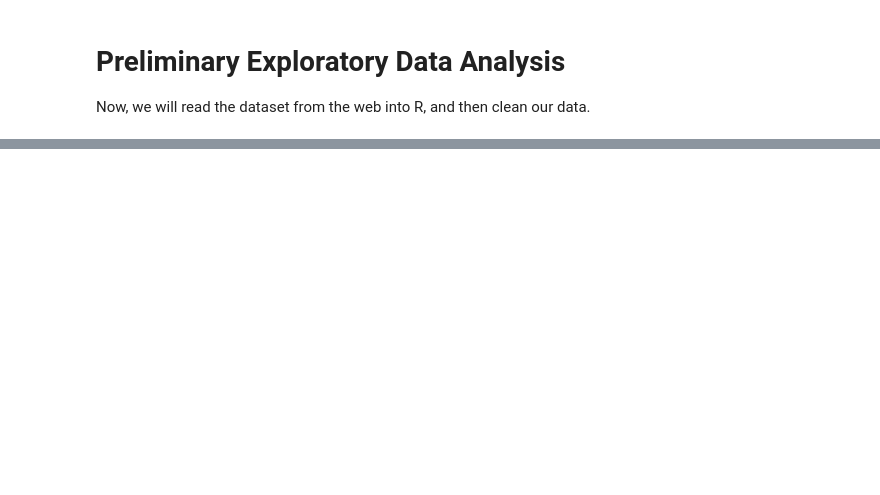
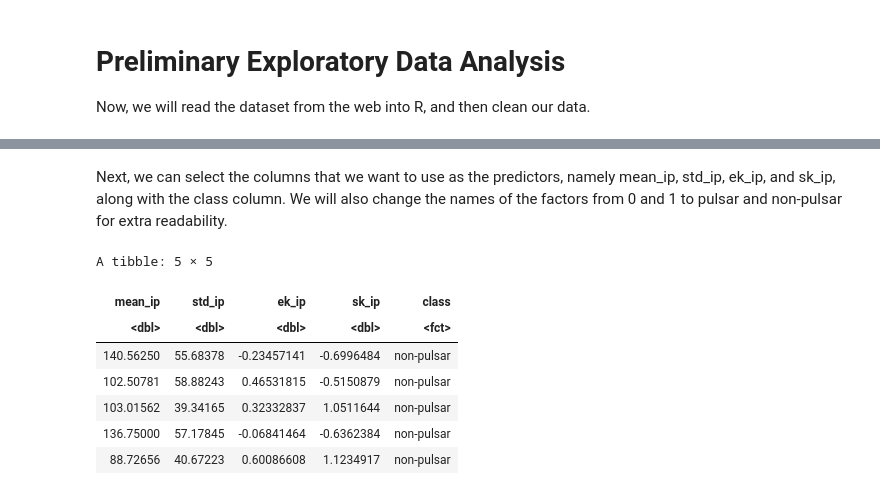
Before and after one commit to originalajitest/Pulsars_R, a Jupyter notebook: Group_10_Project_Proposal.ipynb, the cells around one changed output, grey strips where cells are left out. Saved outputs shown, nothing was run; the diff lists cells and outputs as text; code cells hidden in the pictures; blank space fills up the shorter version.

```diff
--- a/Group_10_Project_Proposal.ipynb
+++ b/Group_10_Project_Proposal.ipynb
@@ -78,0 +56,18 @@ A tibble: 17898 × 9
+# %% [markdown]
+Next, we can select the columns that we want to use as the predictors, namely mean_ip, std_ip, ek_ip, and sk_ip, along with the class column. We will also change the names of the factors from 0 and 1 to pulsar and non-pulsar for extra readability.
+# %%
+pulsar_data_pred <- pulsar_data |>
+                        select(mean_ip, std_ip, ek_ip, sk_ip, class)
+
+revalue(pulsar_data_pred$class, c("0" = "non-pulsar", "1" = "pulsar")) -> pulsar_data_pred$class
+
+head(pulsar_data_pred, 5)
+# %% [output]
+A tibble: 5 × 5
+| mean_ip | std_ip | ek_ip | sk_ip | class |
+| <dbl> | <dbl> | <dbl> | <dbl> | <fct> |
+| 140.56250 | 55.68378 | -0.23457141 | -0.6996484 | non-pulsar |
+| 102.50781 | 58.88243 | 0.46531815 | -0.5150879 | non-pulsar |
+| 103.01562 | 39.34165 | 0.32332837 | 1.0511644 | non-pulsar |
+| 136.75000 | 57.17845 | -0.06841464 | -0.6362384 | non-pulsar |
+| 88.72656 | 40.67223 | 0.60086608 | 1.1234917 | non-pulsar |
```
Also changed, not shown: parts of 14 cells of this notebook.
